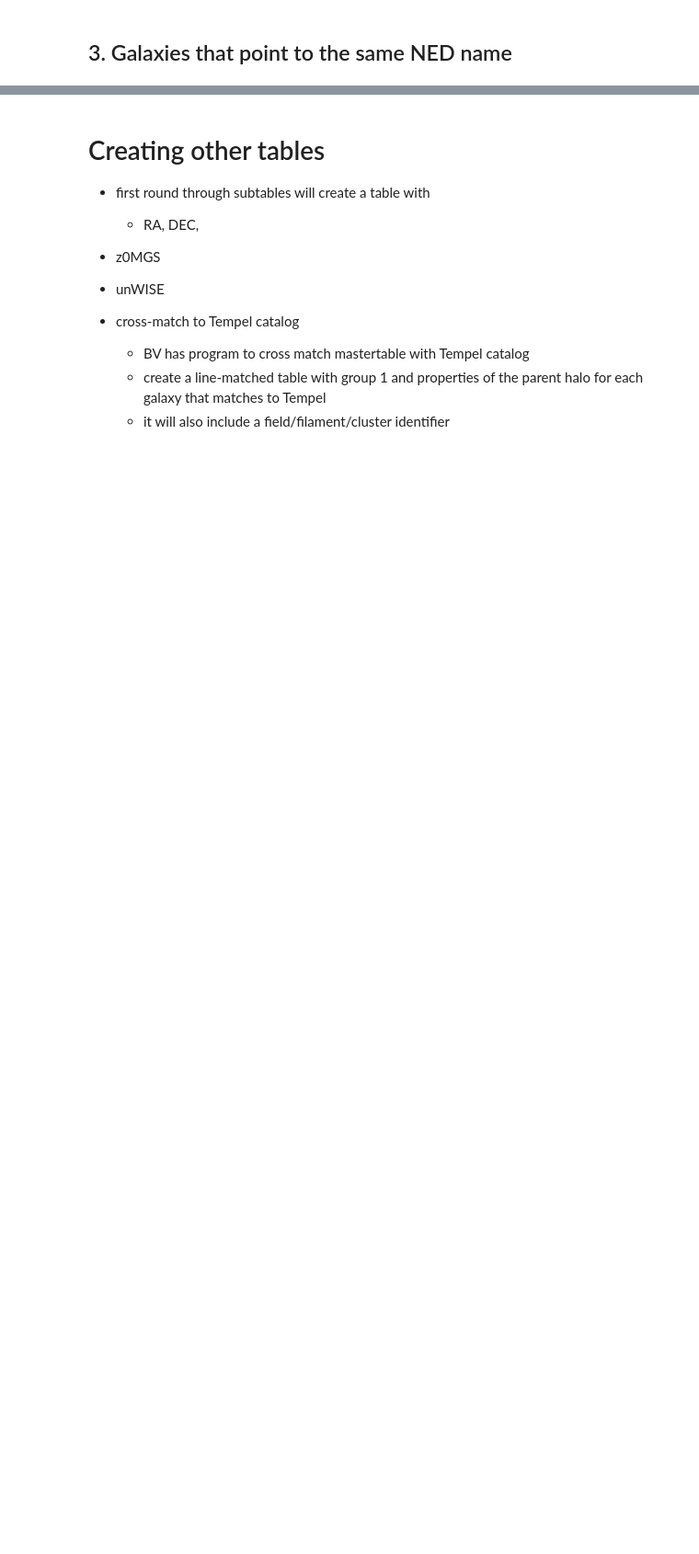
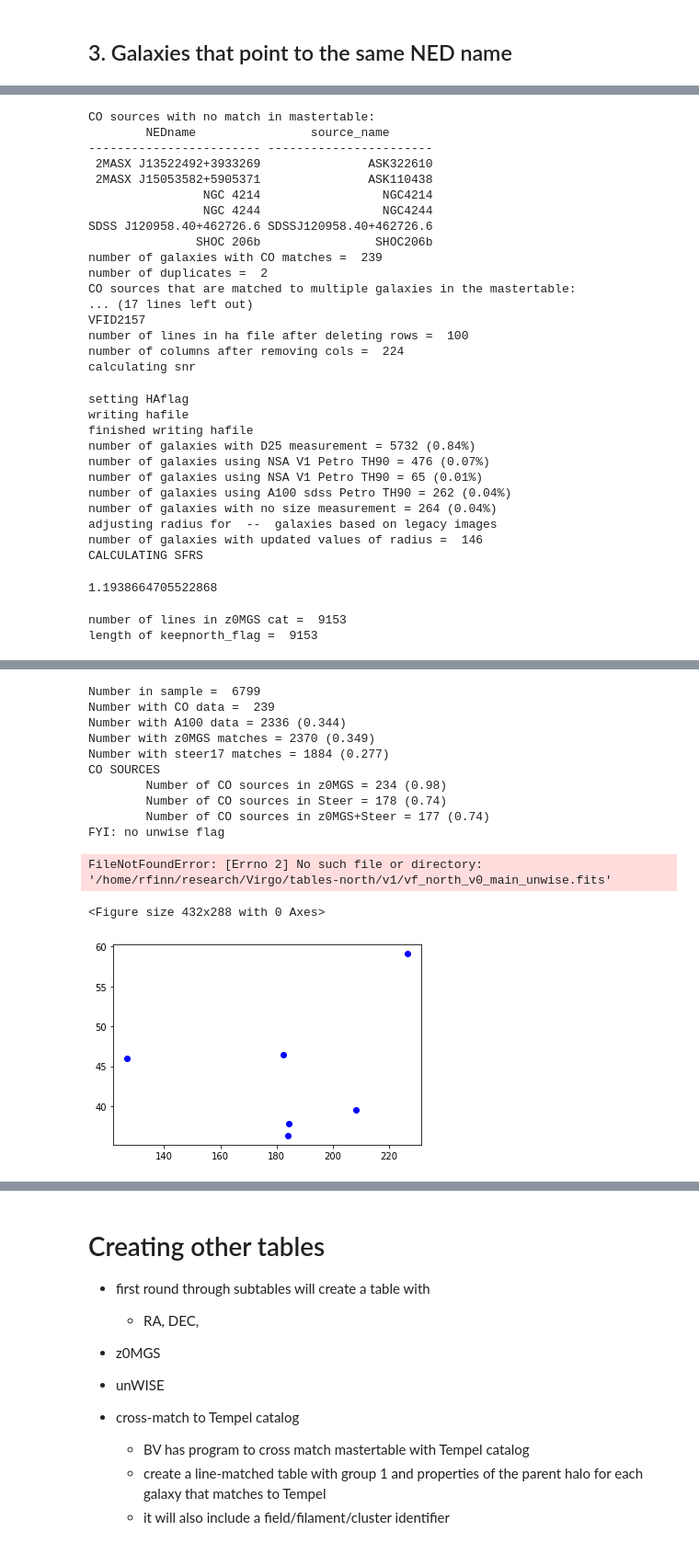
Before and after one commit to rfinn/Virgo, a Jupyter notebook: notebooks/making_tables_v1.ipynb, the cells around one changed output, grey strips where cells are left out. Shown at 92% size. Saved outputs shown, nothing was run; the diff lists cells and outputs as text; code cells hidden in the pictures; blank space fills up the shorter version.

Commit message:
v1 tables

```diff
--- a/notebooks/making_tables_v1.ipynb
+++ b/notebooks/making_tables_v1.ipynb
@@ -517,3 +528,36 @@ gianluca
 # commenting out get_unwise, because I'll have to match to new table
 os.chdir('/home/rfinn/research/Virgo/supersample/')
 %run ~/github/Virgo/programs/write_subtables.py --north
+c.runall()
+# %% [output]
+CO sources with no match in mastertable:
+        NEDname                source_name
+------------------------ -----------------------
+ 2MASX J13522492+3933269               ASK322610
+ 2MASX J15053582+5905371               ASK110438
+                NGC 4214                 NGC4214
+                NGC 4244                 NGC4244
+SDSS J120958.40+462726.6 SDSSJ120958.40+462726.6
+               SHOC 206b                SHOC206b
+number of galaxies with CO matches =  239
+number of duplicates =  2
+CO sources that are matched to multiple galaxies in the mastertable:
+... (17 lines left out)
+VFID2157
+number of lines in ha file after deleting rows =  100
+number of columns after removing cols =  224
+calculating snr
+setting HAflag
+writing hafile
+finished writing hafile
+number of galaxies with D25 measurement = 5732 (0.84%)
+number of galaxies using NSA V1 Petro TH90 = 476 (0.07%)
+number of galaxies using NSA V1 Petro TH90 = 65 (0.01%)
+number of galaxies using A100 sdss Petro TH90 = 262 (0.04%)
+number of galaxies with no size measurement = 264 (0.04%)
+adjusting radius for  --  galaxies based on legacy images
+number of galaxies with updated values of radius =  146
+CALCULATING SFRS
+1.1938664705522868
+number of lines in z0MGS cat =  9153
+length of keepnorth_flag =  9153
@@ -520,2 +568,15 @@ os.chdir('/home/rfinn/research/Virgo/supersample/')
+Number in sample =  6799
+Number with CO data =  239
+Number with A100 data = 2336 (0.344)
+Number with z0MGS matches = 2370 (0.349)
+Number with steer17 matches = 1884 (0.277)
+CO SOURCES
+        Number of CO sources in z0MGS = 234 (0.98)
+        Number of CO sources in Steer = 178 (0.74)
+        Number of CO sources in z0MGS+Steer = 177 (0.74)
+FYI: no unwise flag
+FileNotFoundError: [Errno 2] No such file or directory: '/home/rfinn/research/Virgo/tables-north/v1/vf_north_v0_main_unwise.fits'
+<Figure size 432x288 with 0 Axes>
+[figure, added]
 # %%
 t = Table.read(homedir+'/research/Virgo/google-tables/VF-notin-SGA-10arcsecmatch-bestmatch-symmetric.csv',format='ascii')
```
Also changed, not shown: parts of 42 cells of this notebook, 3 other files.
